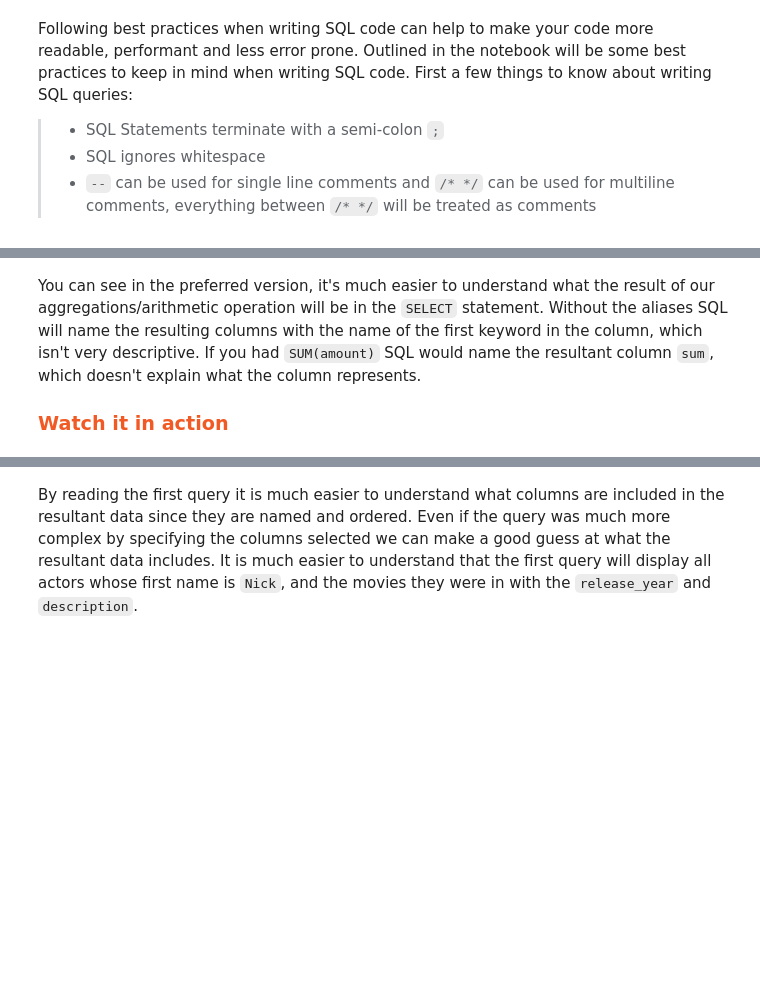
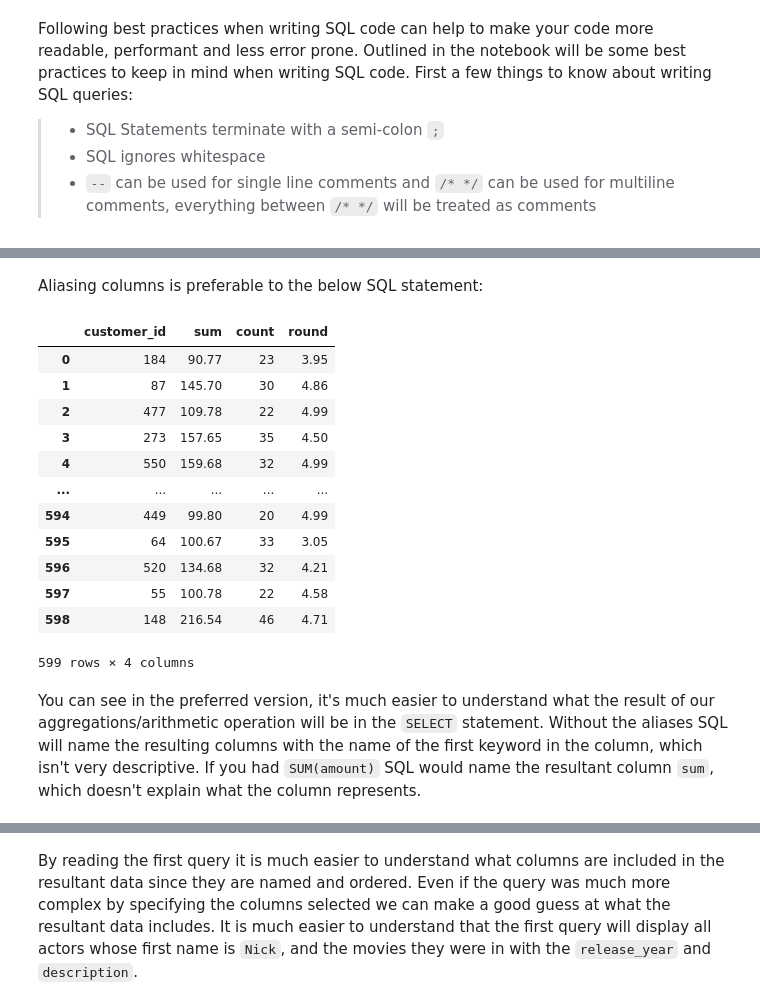
Before and after one commit to ranvirsahota/AiCore, a Jupyter notebook: 1_sql_best_practices/notebook_lesson.ipynb, the cells around one changed output, grey strips where cells are left out. Drawn from its saved outputs; the diff is of its cells as text; code cells hidden in the pictures; blank space fills up the shorter version.

```diff
--- a/1_sql_best_practices/notebook_lesson.ipynb
+++ b/1_sql_best_practices/notebook_lesson.ipynb
@@ -113,4 +120,28 @@ GROUP BY customer_id;
+# %% [markdown]
+Aliasing columns is preferable to the below SQL statement:
+# %%
+execute_query('''
+                SELECT customer_id,
+                    SUM(amount),
+                    COUNT(rental_id),
+                    ROUND(SUM(amount) / COUNT(rental_id), 2)
+                FROM
+                    payment
+                GROUP BY customer_id;
+            ''')
+# %% [output]
+|  | customer_id | sum | count | round |
+| 0 | 184 | 90.77 | 23 | 3.95 |
+| 1 | 87 | 145.70 | 30 | 4.86 |
+| 2 | 477 | 109.78 | 22 | 4.99 |
+| 3 | 273 | 157.65 | 35 | 4.50 |
+| 4 | 550 | 159.68 | 32 | 4.99 |
+| ... | ... | ... | ... | ... |
+| 594 | 449 | 99.80 | 20 | 4.99 |
+| 595 | 64 | 100.67 | 33 | 3.05 |
+| 596 | 520 | 134.68 | 32 | 4.21 |
+| 597 | 55 | 100.78 | 22 | 4.58 |
+| 598 | 148 | 216.54 | 46 | 4.71 |
+599 rows × 4 columns
 # %% [markdown]
 You can see in the preferred version, it's much easier to understand what the result of our aggregations/arithmetic operation will be in the `SELECT` statement. Without the aliases SQL will name the resulting columns with the name of the first keyword in the column, which isn't very descriptive. If you had `SUM(amount)` SQL would name the resultant column `sum`, which doesn't explain what the column represents.
-
-<h3 style="color: rgb(241, 90, 36)">Watch it in action</h3>
```
Also changed, not shown: parts of 17 cells of this notebook.
